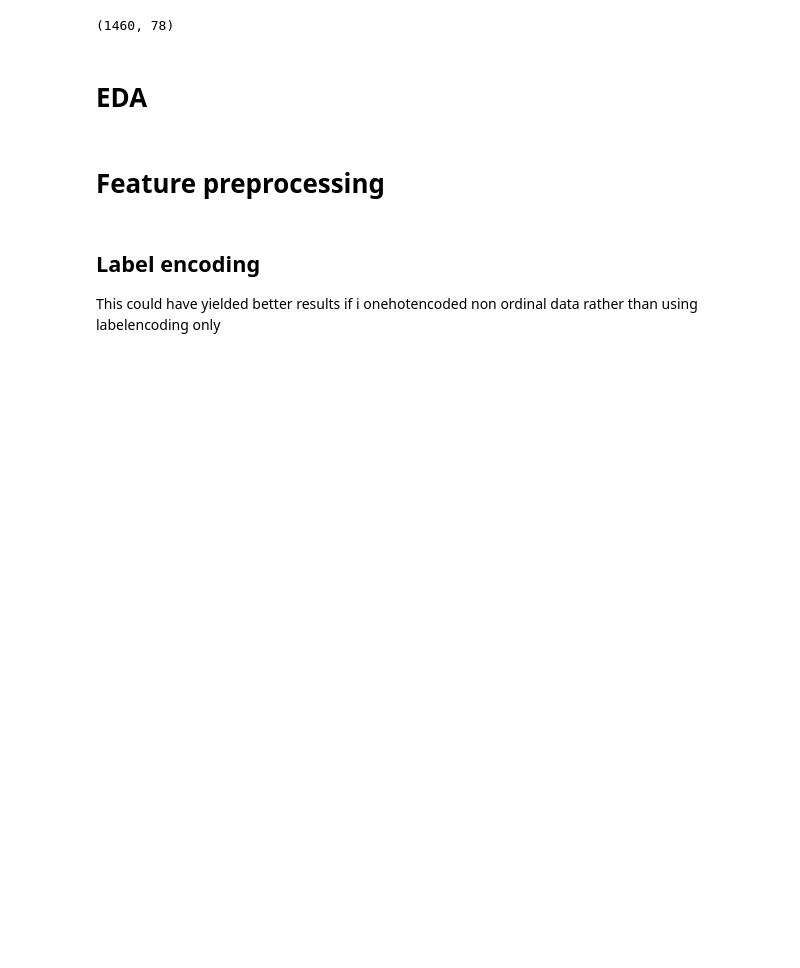
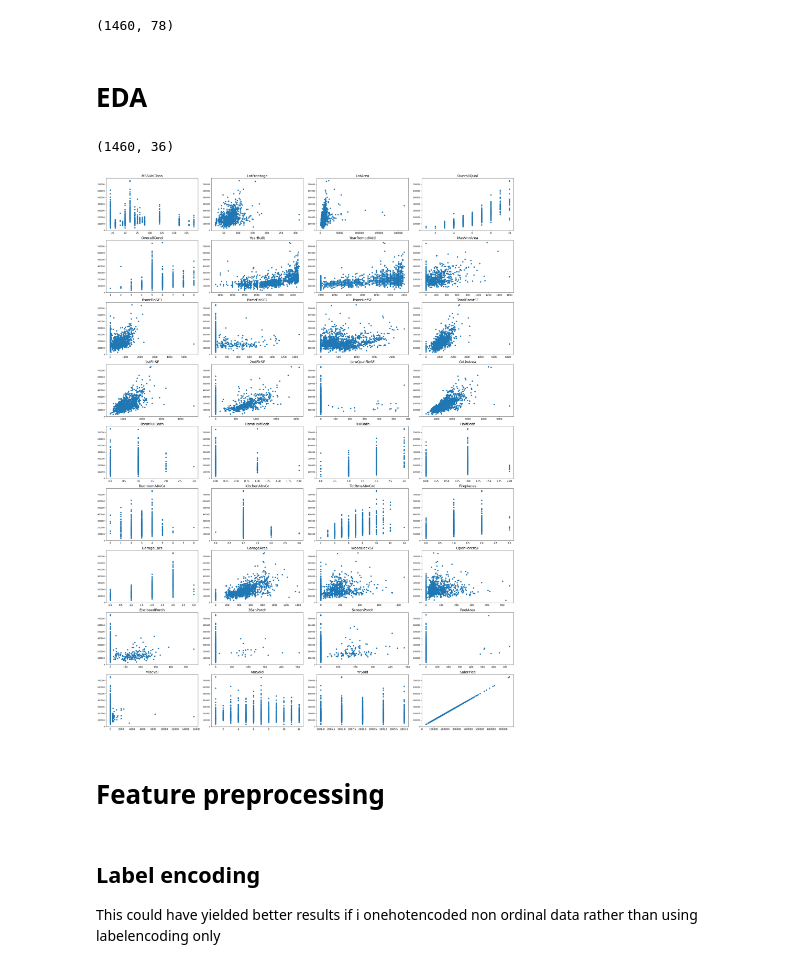
Before and after one commit to 0layiw0la/House-price-prediction, a Jupyter notebook: house-prices-prediction.ipynb, the cells around one changed output. Cells and saved outputs as stored; diff of their text form; code cells hidden in the pictures; blank space fills up the shorter version.

```diff
--- a/house-prices-prediction.ipynb
+++ b/house-prices-prediction.ipynb
@@ -206,3 +196,27 @@ train.shape
+# %%
+num_cols.shape
+# %% [output]
+(1460, 36)
+# %%
+fig, axes = plt.subplots(9, 4, figsize=(30, 40))  # Adjust figsize as needed
+
+# Flatten the 3x12 array of axes to simplify iteration
+axes = axes.flatten()
+
+# Iterate through numeric columns and create scatter plots
+for i, (col_name, col_data) in enumerate(num_cols.items()):
+    ax = axes[i]
+    ax.scatter(x=col_data, y=train['SalePrice'])
+    ax.set_title(col_name, fontsize=18)
+    ax.tick_params(axis='x', labelsize=12)  # Set the x-axis tick fontsize
+
+# Adjust layout to prevent overlapping titles
+plt.tight_layout()
+
+# Show the plots
+plt.show()
+# %% [output]
+[figure, added]
 # %% [markdown]
 # Feature preprocessing
 # %% [markdown]
```
Also changed, not shown: parts of 20 cells of this notebook.
